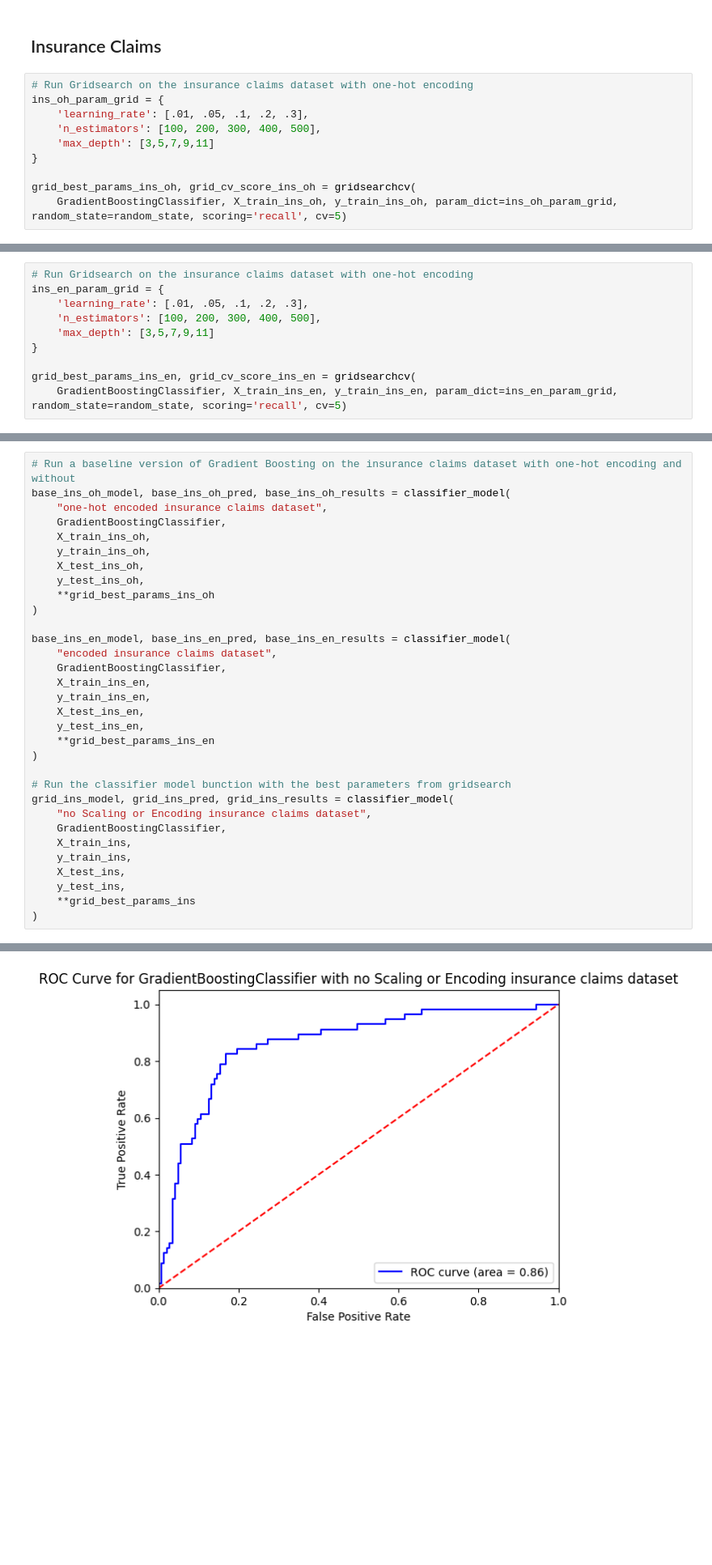
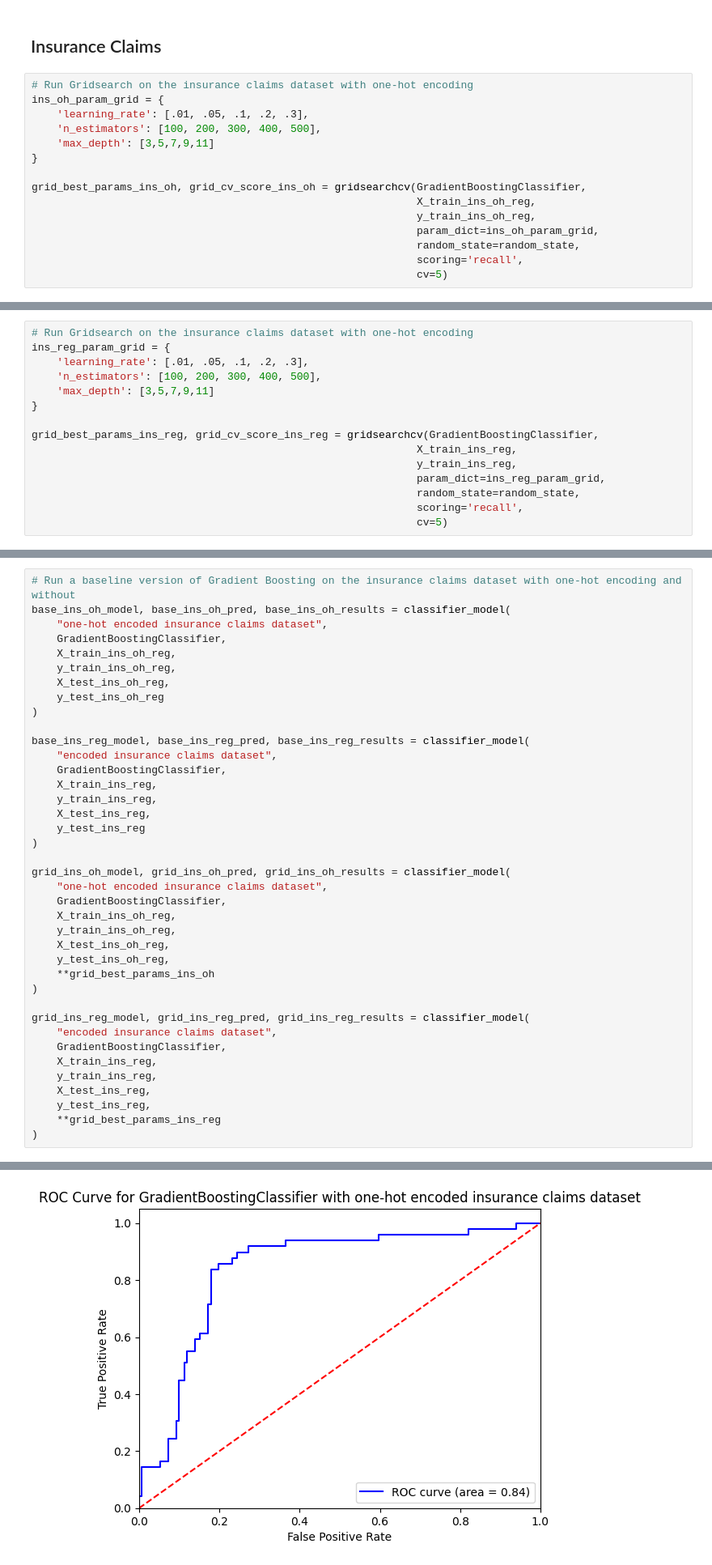
Before and after one commit to jtvon/799S-Data-Science-Capstone, a Jupyter notebook: Week-9-jupyter-notebook.ipynb, the cells around one changed output, grey strips where cells are left out. Shown at 81% size. Cells and saved outputs as stored; diff of their text form; blank space fills up the shorter version.

```diff
--- a/Week-9-jupyter-notebook.ipynb
+++ b/Week-9-jupyter-notebook.ipynb
@@ -299,8 +284,13 @@ ins_oh_param_grid = {
     'max_depth': [3,5,7,9,11]
 }
 
-grid_best_params_ins_oh, grid_cv_score_ins_oh = gridsearchcv(
-    GradientBoostingClassifier, X_train_ins_oh, y_train_ins_oh, param_dict=ins_oh_param_grid, random_state=random_state, scoring='recall', cv=5)
+grid_best_params_ins_oh, grid_cv_score_ins_oh = gridsearchcv(GradientBoostingClassifier,
+                                                             X_train_ins_oh_reg,
+                                                             y_train_ins_oh_reg,
+                                                             param_dict=ins_oh_param_grid,
+                                                             random_state=random_state,
+                                                             scoring='recall',
+                                                             cv=5)
 # %% [output]
 Search Results (Top 5):
 
@@ -316,13 +306,18 @@ Best CV Score: 0.6211
 # %%
 # Run Gridsearch on the insurance claims dataset with one-hot encoding
-ins_en_param_grid = {
+ins_reg_param_grid = {
     'learning_rate': [.01, .05, .1, .2, .3],
     'n_estimators': [100, 200, 300, 400, 500],
     'max_depth': [3,5,7,9,11]
 }
 
-grid_best_params_ins_en, grid_cv_score_ins_en = gridsearchcv(
-    GradientBoostingClassifier, X_train_ins_en, y_train_ins_en, param_dict=ins_en_param_grid, random_state=random_state, scoring='recall', cv=5)
+grid_best_params_ins_reg, grid_cv_score_ins_reg = gridsearchcv(GradientBoostingClassifier,
+                                                             X_train_ins_reg,
+                                                             y_train_ins_reg,
+                                                             param_dict=ins_reg_param_grid,
+                                                             random_state=random_state,
+                                                             scoring='recall',
+                                                             cv=5)
 # %% [output]
 Search Results (Top 5):
 
@@ -362,33 +335,40 @@ Best CV Score: 0.6632
 base_ins_oh_model, base_ins_oh_pred, base_ins_oh_results = classifier_model(
     "one-hot encoded insurance claims dataset",
     GradientBoostingClassifier,
-    X_train_ins_oh,
-    y_train_ins_oh,
-    X_test_ins_oh,
-    y_test_ins_oh,
+    X_train_ins_oh_reg,
+    y_train_ins_oh_reg,
+    X_test_ins_oh_reg,
+    y_test_ins_oh_reg
+)
+
+base_ins_reg_model, base_ins_reg_pred, base_ins_reg_results = classifier_model(
+    "encoded insurance claims dataset",
+    GradientBoostingClassifier,
+    X_train_ins_reg,
+    y_train_ins_reg,
+    X_test_ins_reg,
+    y_test_ins_reg
+)
+
+grid_ins_oh_model, grid_ins_oh_pred, grid_ins_oh_results = classifier_model(
+    "one-hot encoded insurance claims dataset",
+    GradientBoostingClassifier,
+    X_train_ins_oh_reg,
+    y_train_ins_oh_reg,
+    X_test_ins_oh_reg,
+    y_test_ins_oh_reg,
     **grid_best_params_ins_oh
 )
 
-base_ins_en_model, base_ins_en_pred, base_ins_en_results = classifier_model(
+grid_ins_reg_model, grid_ins_reg_pred, grid_ins_reg_results = classifier_model(
     "encoded insurance claims dataset",
     GradientBoostingClassifier,
-    X_train_ins_en,
-    y_train_ins_en,
-    X_test_ins_en,
-    y_test_ins_en,
-    **grid_best_params_ins_en
+    X_train_ins_reg,
+    y_train_ins_reg,
+    X_test_ins_reg,
+    y_test_ins_reg,
+    **grid_best_params_ins_reg
 )
-
-# Run the classifier model bunction with the best parameters from gridsearch
-grid_ins_model, grid_ins_pred, grid_ins_results = classifier_model(
-    "no Scaling or Encoding insurance claims dataset",
-    GradientBoostingClassifier,
-    X_train_ins,
-    y_train_ins,
-    X_test_ins,
-    y_test_ins,
-    **grid_best_params_ins
-)
 # %% [output]
 Classification Report for GradientBoostingClassifier with one-hot encoded insurance claims dataset:
               precision    recall  f1-score   support
@@ -442 +428 @@ GradientBoostingClassifier ROC-AUC: 0.86
-[figure, old version]
+[figure, new version]
```
Also changed, not shown: parts of 19 cells of this notebook, 9 other files.
